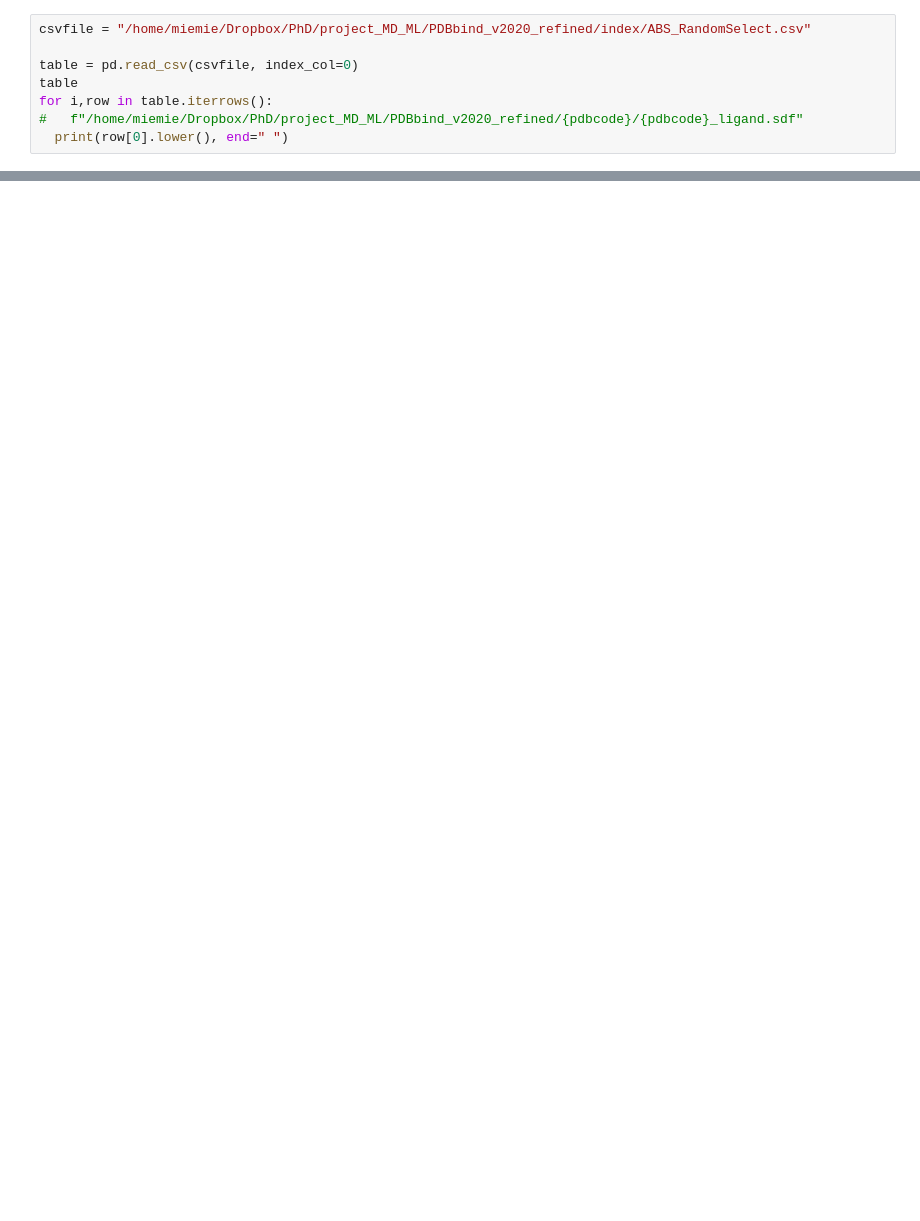
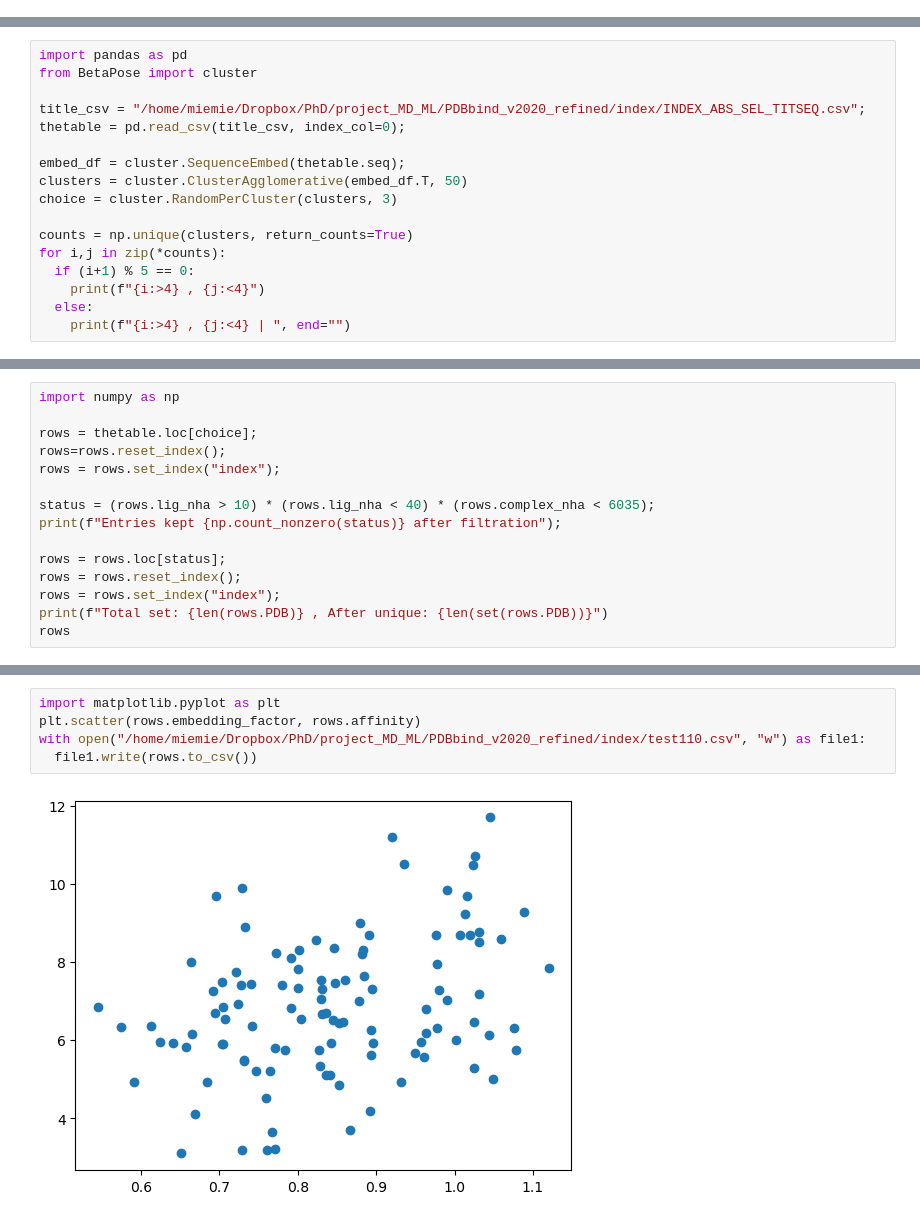
Before and after one commit to miemiemmmm/Nearl, a Jupyter notebook: notebooks/PDBBind_selection.ipynb, the cells around one changed output, grey strips where cells are left out. Drawn from its saved outputs; the diff is of its cells as text; blank space fills up the shorter version.

Commit message:
Update PDB selection

```diff
--- a/notebooks/PDBBind_selection.ipynb
+++ b/notebooks/PDBBind_selection.ipynb
@@ -195,8 +173,0 @@ plt.plot(np.log(rand100["affinity"].to_numpy()), rand100["complex_nha"].to_numpy
-# %%
-csvfile = "/home/miemie/Dropbox/PhD/project_MD_ML/PDBbind_v2020_refined/index/ABS_RandomSelect.csv"
-
-table = pd.read_csv(csvfile, index_col=0)
-table
-for i,row in table.iterrows():
-#   f"/home/miemie/Dropbox/PhD/project_MD_ML/PDBbind_v2020_refined/{pdbcode}/{pdbcode}_ligand.sdf"
-  print(row[0].lower(), end=" ")
@@ -352,0 +364,17 @@ ESCHERCHIA COLI GENE REGULATORY PROTEIN ARAC COMPLEXED WITH D-FUCOSE
+# %%
+import pandas as pd
+from BetaPose import cluster
+
+title_csv = "/home/miemie/Dropbox/PhD/project_MD_ML/PDBbind_v2020_refined/index/INDEX_ABS_SEL_TITSEQ.csv";
+thetable = pd.read_csv(title_csv, index_col=0);
+
+embed_df = cluster.SequenceEmbed(thetable.seq);
+clusters = cluster.ClusterAgglomerative(embed_df.T, 50)
+choice = cluster.RandomPerCluster(clusters, 3)
+
+counts = np.unique(clusters, return_counts=True)
+for i,j in zip(*counts):
+  if (i+1) % 5 == 0:
+    print(f"{i:>4} , {j:<4}")
+  else:
+    print(f"{i:>4} , {j:<4} | ", end="")
@@ -352,0 +395,15 @@ ESCHERCHIA COLI GENE REGULATORY PROTEIN ARAC COMPLEXED WITH D-FUCOSE
+# %%
+import numpy as np
+
+rows = thetable.loc[choice];
+rows=rows.reset_index();
+rows = rows.set_index("index");
+
+status = (rows.lig_nha > 10) * (rows.lig_nha < 40) * (rows.complex_nha < 6035);
+print(f"Entries kept {np.count_nonzero(status)} after filtration");
+
+rows = rows.loc[status];
+rows = rows.reset_index();
+rows = rows.set_index("index");
+print(f"Total set: {len(rows.PDB)} , After unique: {len(set(rows.PDB))}")
+rows
@@ -352,0 +427,7 @@ ESCHERCHIA COLI GENE REGULATORY PROTEIN ARAC COMPLEXED WITH D-FUCOSE
+# %%
+import matplotlib.pyplot as plt
+plt.scatter(rows.embedding_factor, rows.affinity)
+with open("/home/miemie/Dropbox/PhD/project_MD_ML/PDBbind_v2020_refined/index/test110.csv", "w") as file1:
+  file1.write(rows.to_csv())
+# %% [output]
+[figure, added]
```
Also changed, not shown: parts of 26 cells of this notebook, 9 other files.
